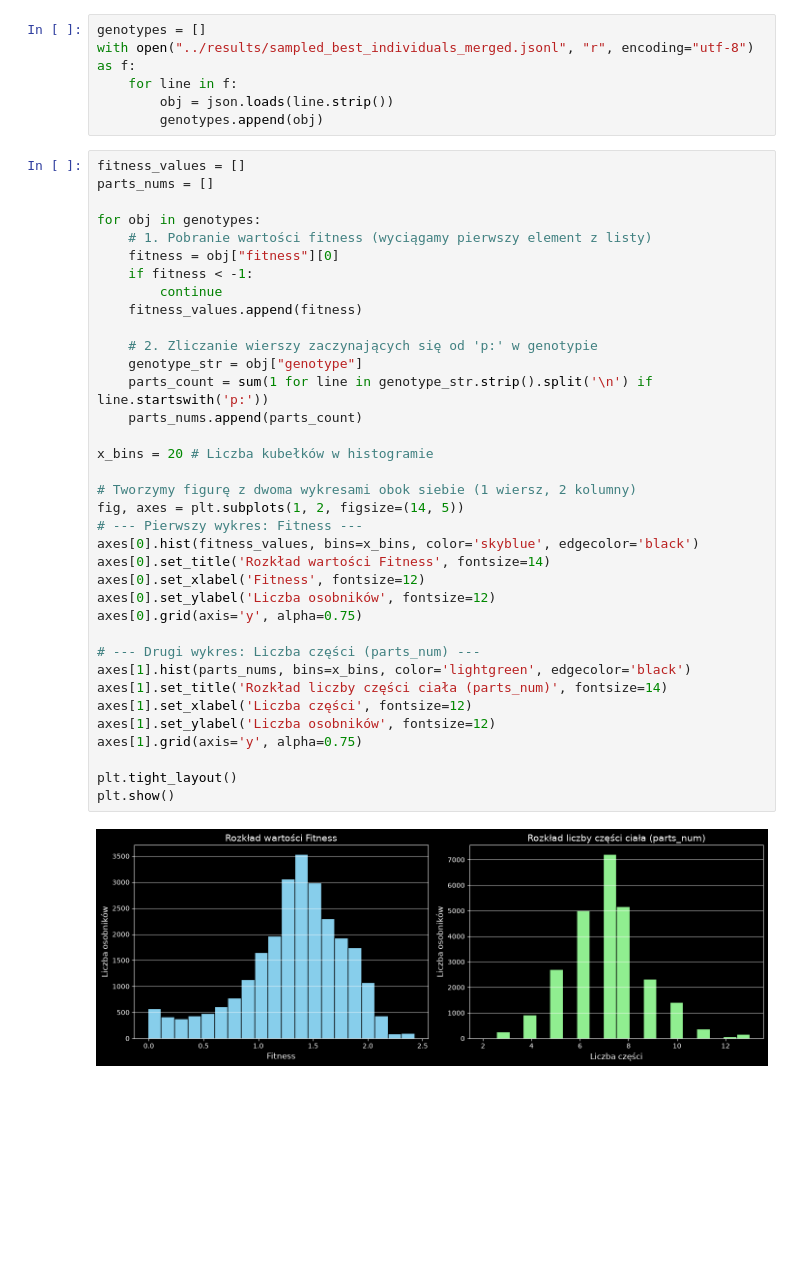
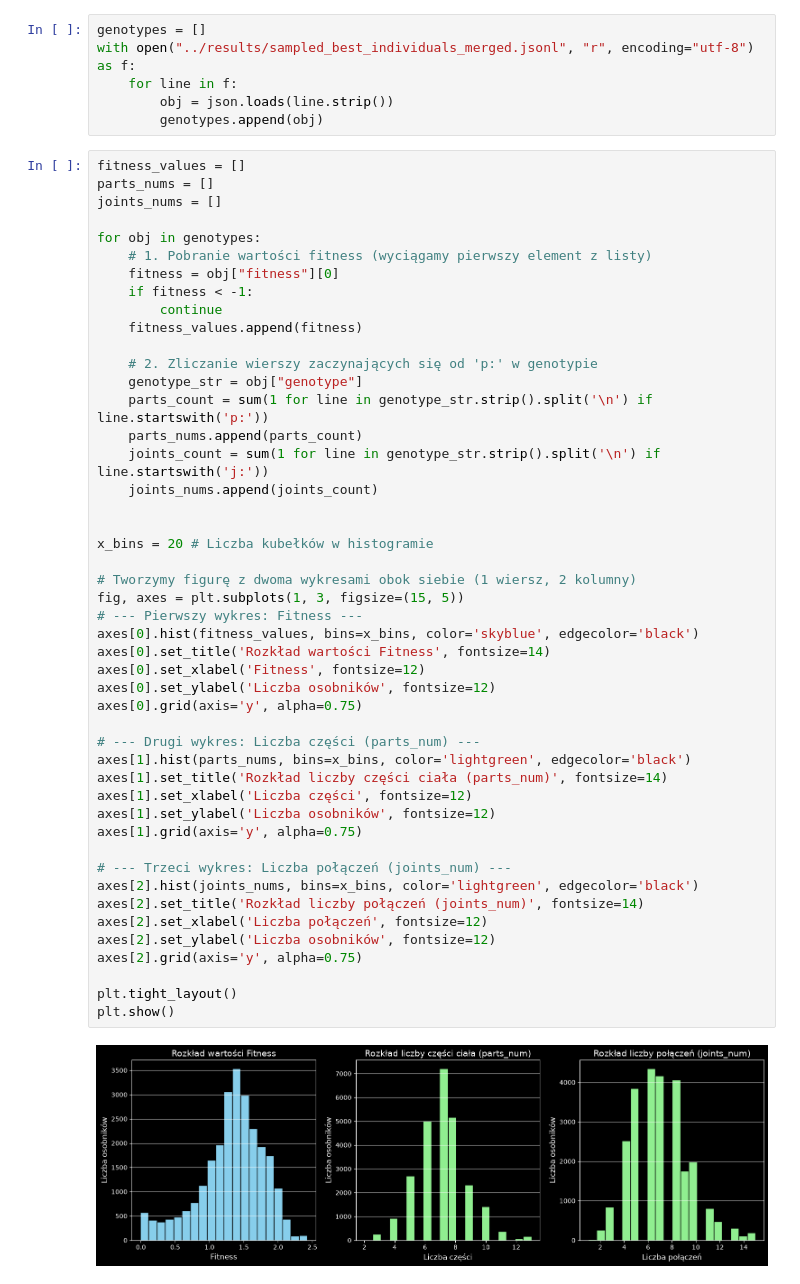
Before and after one commit to Adrix0n/MasterThesisPP, a Jupyter notebook: notebooks/visualization.ipynb, the cells around one changed output. Saved outputs shown, nothing was run; the diff lists cells and outputs as text; blank space fills up the shorter version.

```diff
--- a/notebooks/visualization.ipynb
+++ b/notebooks/visualization.ipynb
@@ -66,39 +67,50 @@ with open("../results/sampled_best_individuals_merged.jsonl", "r", encoding="utf
 # %%
 fitness_values = []
 parts_nums = []
+joints_nums = []
 
 for obj in genotypes:
 	# 1. Pobranie wartości fitness (wyciągamy pierwszy element z listy)
 	fitness = obj["fitness"][0]
 	if fitness < -1:
 		continue
 	fitness_values.append(fitness)
 
 	# 2. Zliczanie wierszy zaczynających się od 'p:' w genotypie
 	genotype_str = obj["genotype"]
 	parts_count = sum(1 for line in genotype_str.strip().split('\n') if line.startswith('p:'))
 	parts_nums.append(parts_count)
+	joints_count = sum(1 for line in genotype_str.strip().split('\n') if line.startswith('j:'))
+	joints_nums.append(joints_count)
+
 
 x_bins = 20 # Liczba kubełków w histogramie
 
 # Tworzymy figurę z dwoma wykresami obok siebie (1 wiersz, 2 kolumny)
-fig, axes = plt.subplots(1, 2, figsize=(14, 5))
+fig, axes = plt.subplots(1, 3, figsize=(15, 5))
 # --- Pierwszy wykres: Fitness ---
 axes[0].hist(fitness_values, bins=x_bins, color='skyblue', edgecolor='black')
 axes[0].set_title('Rozkład wartości Fitness', fontsize=14)
 axes[0].set_xlabel('Fitness', fontsize=12)
 axes[0].set_ylabel('Liczba osobników', fontsize=12)
 axes[0].grid(axis='y', alpha=0.75)
 
 # --- Drugi wykres: Liczba części (parts_num) ---
 axes[1].hist(parts_nums, bins=x_bins, color='lightgreen', edgecolor='black')
 axes[1].set_title('Rozkład liczby części ciała (parts_num)', fontsize=14)
 axes[1].set_xlabel('Liczba części', fontsize=12)
 axes[1].set_ylabel('Liczba osobników', fontsize=12)
 axes[1].grid(axis='y', alpha=0.75)
 
+# --- Trzeci wykres: Liczba połączeń (joints_num) ---
+axes[2].hist(joints_nums, bins=x_bins, color='lightgreen', edgecolor='black')
+axes[2].set_title('Rozkład liczby połączeń (joints_num)', fontsize=14)
+axes[2].set_xlabel('Liczba połączeń', fontsize=12)
+axes[2].set_ylabel('Liczba osobników', fontsize=12)
+axes[2].grid(axis='y', alpha=0.75)
+
 plt.tight_layout()
 plt.show()
 # %% [output]
-[figure, old version]
+[figure, new version]
 # %% [markdown]
```
Also changed, not shown: parts of 11 cells of this notebook, 21 other files.
